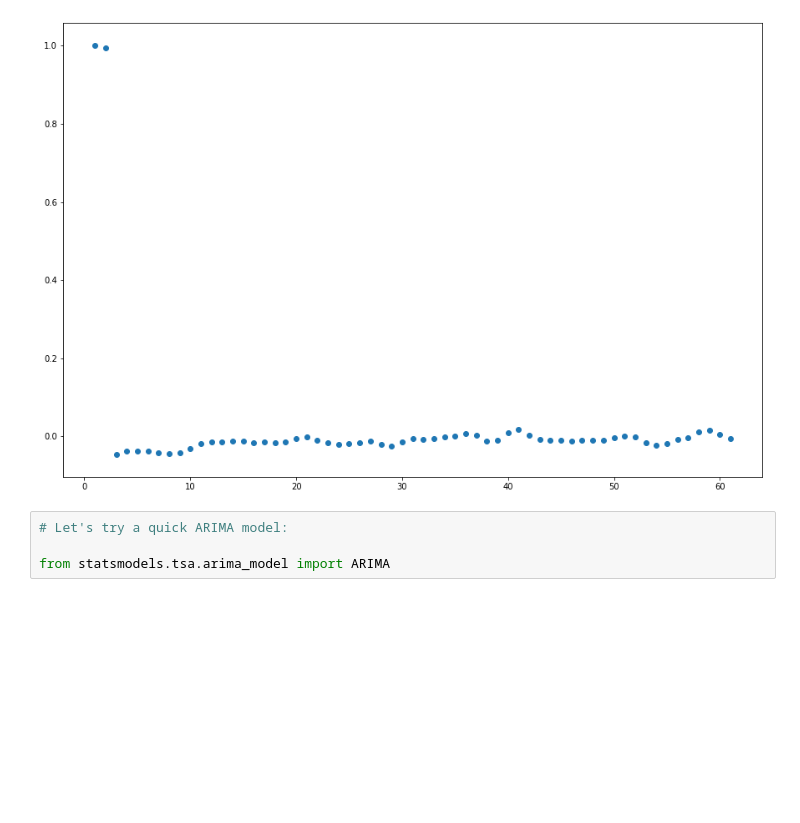
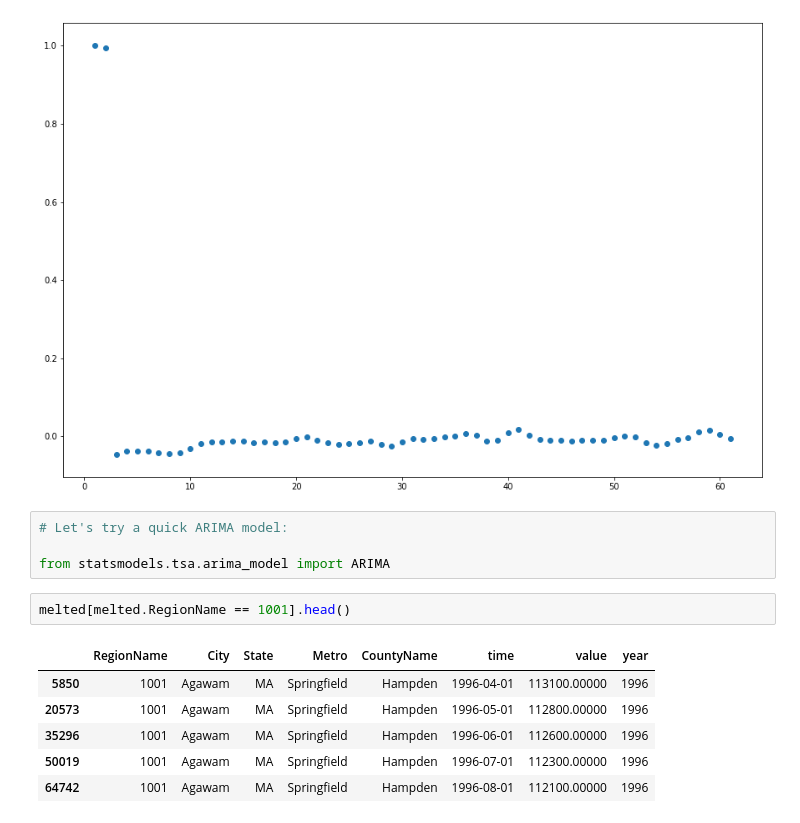
Before and after one commit to anewt225/mod_4_project, a Jupyter notebook: notebooks/EDA-JMB.ipynb, the cells around one changed output. Drawn from its saved outputs; the diff is of its cells as text; blank space fills up the shorter version.

```diff
--- a/notebooks/EDA-JMB.ipynb
+++ b/notebooks/EDA-JMB.ipynb
@@ -233,3 +233,12 @@ fig = plt.scatter(x = range(1,62), y=pacf(one_zip, nlags=60).ravel())
 # Let's try a quick ARIMA model:
 
 from statsmodels.tsa.arima_model import ARIMA
+# %%
+melted[melted.RegionName == 1001].head()
+# %% [output]
+|  | RegionName | City | State | Metro | CountyName | time | value | year |
+| 5850 | 1001 | Agawam | MA | Springfield | Hampden | 1996-04-01 | 113100.00000 | 1996 |
+| 20573 | 1001 | Agawam | MA | Springfield | Hampden | 1996-05-01 | 112800.00000 | 1996 |
+| 35296 | 1001 | Agawam | MA | Springfield | Hampden | 1996-06-01 | 112600.00000 | 1996 |
+| 50019 | 1001 | Agawam | MA | Springfield | Hampden | 1996-07-01 | 112300.00000 | 1996 |
+| 64742 | 1001 | Agawam | MA | Springfield | Hampden | 1996-08-01 | 112100.00000 | 1996 |
```
Also changed, not shown: parts of 5 cells of this notebook.
